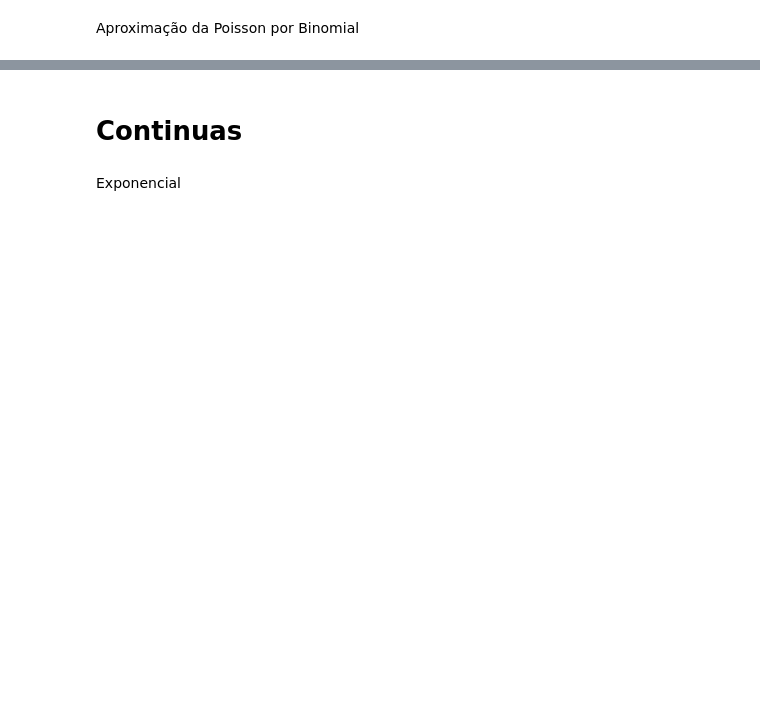
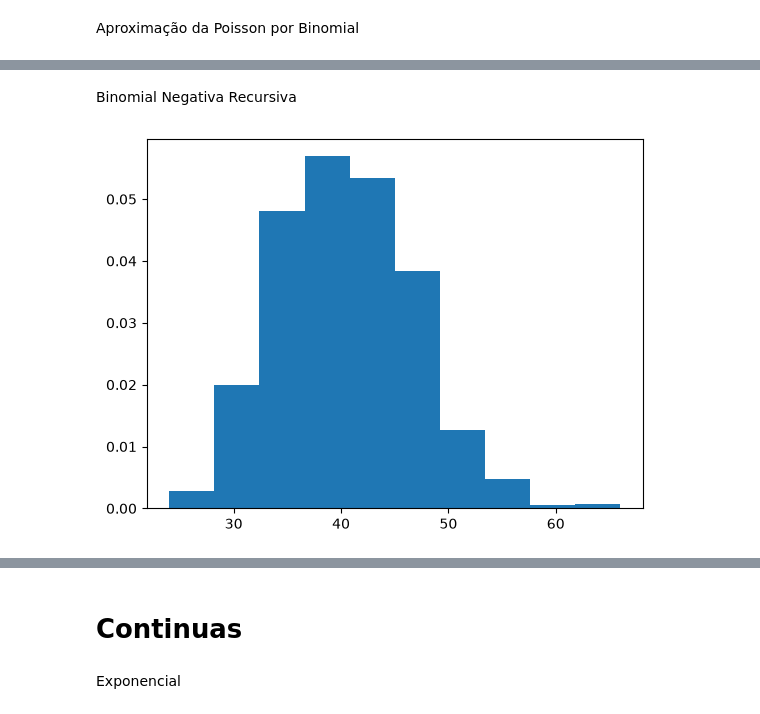
Before and after one commit to SilverPhone784/Prog-Estat, a Jupyter notebook: distribuicoes.ipynb, the cells around one changed output, grey strips where cells are left out. Drawn from its saved outputs; the diff is of its cells as text; code cells hidden in the pictures; blank space fills up the shorter version.

```diff
--- a/distribuicoes.ipynb
+++ b/distribuicoes.ipynb
@@ -151,0 +207,28 @@ plt.show()
+# %% [markdown]
+Binomial Negativa Recursiva
+# %%
+def bin_neg(p, r, N):
+    amostra = []
+    for i in range(N):
+        u = np.random.uniform()
+        n = r
+        pn = p**r
+        F = pn
+        while u > F:
+            pn = pn * (n*(1-p)/(n-r+1))
+            n += 1
+            F += pn
+        amostra.append(n)
+
+    return amostra
+
+p = 0.5
+r = 20
+N = 1000
+
+dados = bin_neg_geom(p, r, N)
+
+plt.hist(dados, density=True)
+plt.show()
+# %% [output]
+[figure, added]
```
Also changed, not shown: parts of 15 cells of this notebook.
